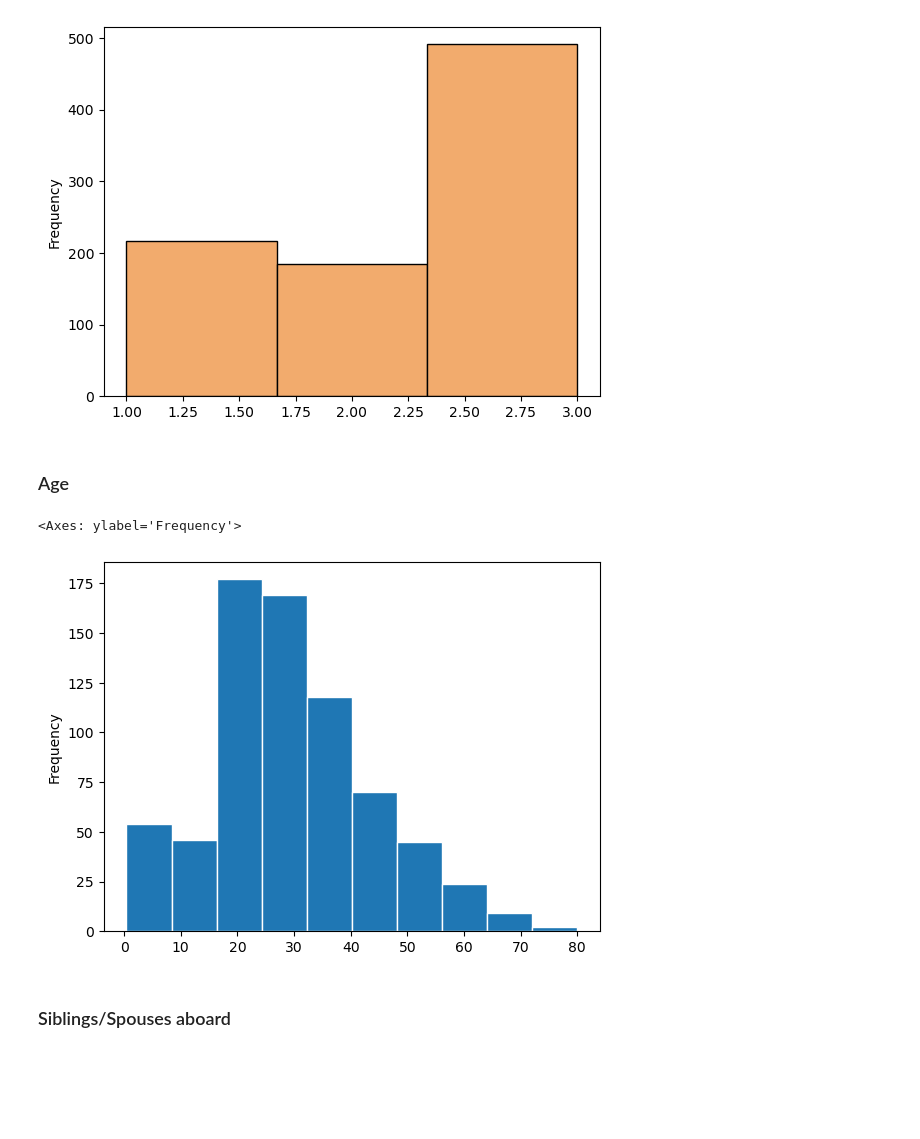
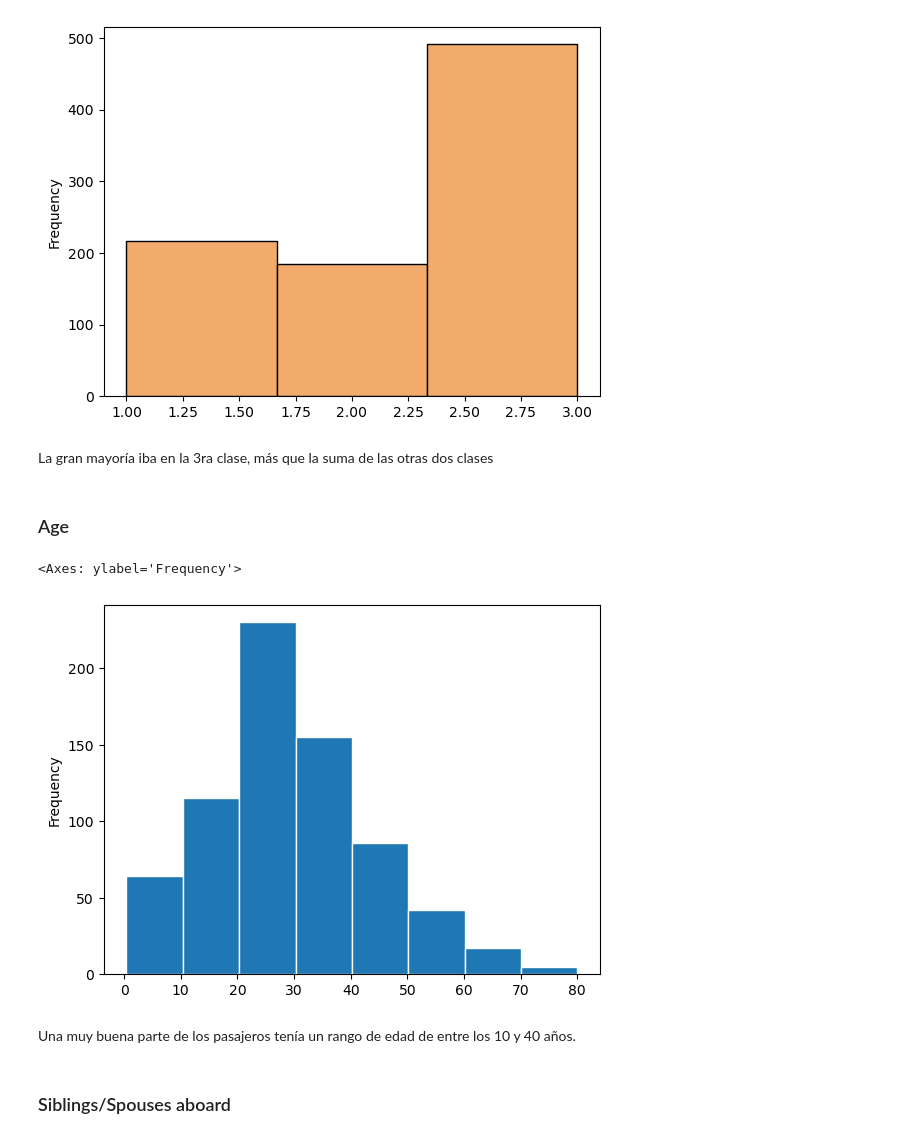
Before and after one commit to RafaelTakata0105/Data-analytics, a Jupyter notebook: notebooks/titanic.ipynb, the cells around one changed output. Drawn from its saved outputs; the diff is of its cells as text; code cells hidden in the pictures; blank space fills up the shorter version.

```diff
--- a/notebooks/titanic.ipynb
+++ b/notebooks/titanic.ipynb
@@ -43,13 +43,17 @@ df['Pclass'].plot(kind='hist', bins = 3, color="#F2AB6D", edgecolor = "BLACK")
 # %% [output]
 <Axes: ylabel='Frequency'>
 [figure]
+# %% [markdown]
+La gran mayoría iba en la 3ra clase, más que la suma de las otras dos clases
 # %% [markdown]
 ### Age
 # %%
-df['Age'].plot(kind='hist', edgecolor = "WHITE")
+df['Age'].plot(kind='hist', edgecolor = "WHITE", bins= 8)
 # %% [output]
 <Axes: ylabel='Frequency'>
-[figure, old version]
+[figure, new version]
+# %% [markdown]
+Una muy buena parte de los pasajeros tenía un rango de edad de entre los 10 y 40 años.
 # %% [markdown]
 ### Siblings/Spouses aboard
 # %%
```
Also changed, not shown: parts of 8 cells of this notebook.
